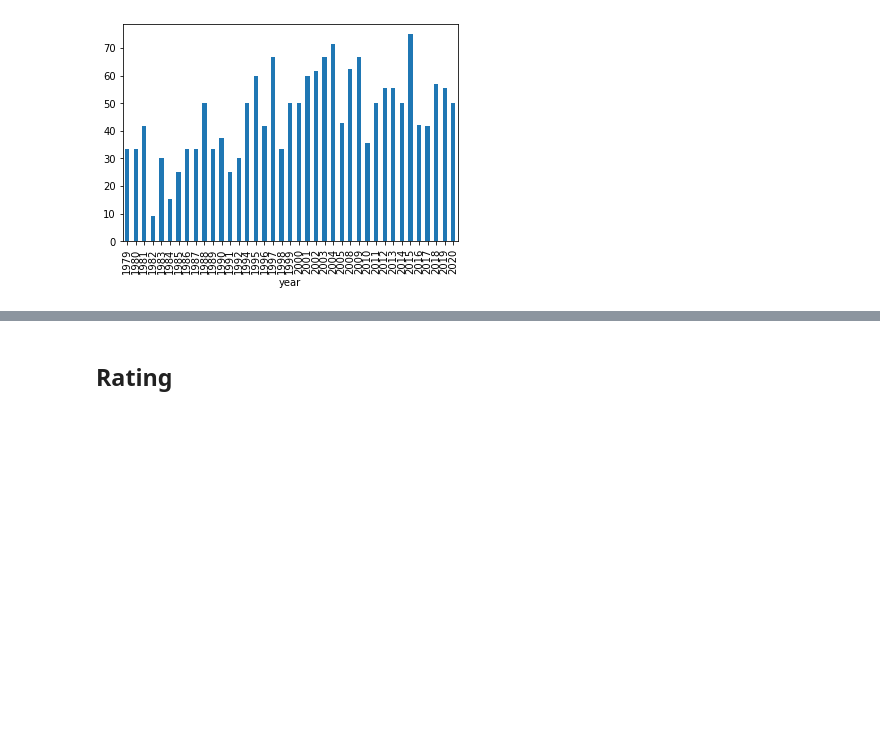
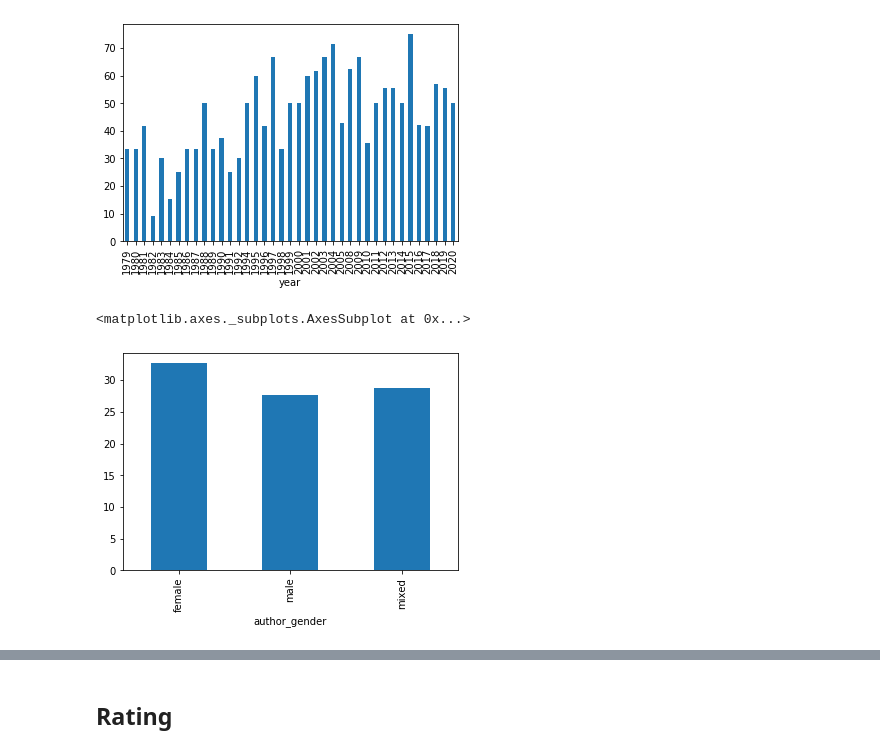
Before and after one commit to Lisa-Ho/three-investigators, a Jupyter notebook: notebooks/three-investigators-part-II.ipynb, the cells around one changed output, grey strips where cells are left out. Cells and saved outputs as stored; diff of their text form; code cells hidden in the pictures; blank space fills up the shorter version.

```diff
--- a/notebooks/three-investigators-part-II.ipynb
+++ b/notebooks/three-investigators-part-II.ipynb
@@ -251,3 +323,8 @@ meta.groupby("year")["female_side_actors_ratio"].max().plot(kind='bar')
 # %% [output]
 <matplotlib.axes._subplots.AxesSubplot at 0x...>
 [figure]
+# %%
+meta.groupby("author_gender")["female_side_actors_ratio"].mean().plot(kind='bar')
+# %% [output]
+<matplotlib.axes._subplots.AxesSubplot at 0x...>
+[figure, added]
```
Also changed, not shown: parts of 15 cells of this notebook.
